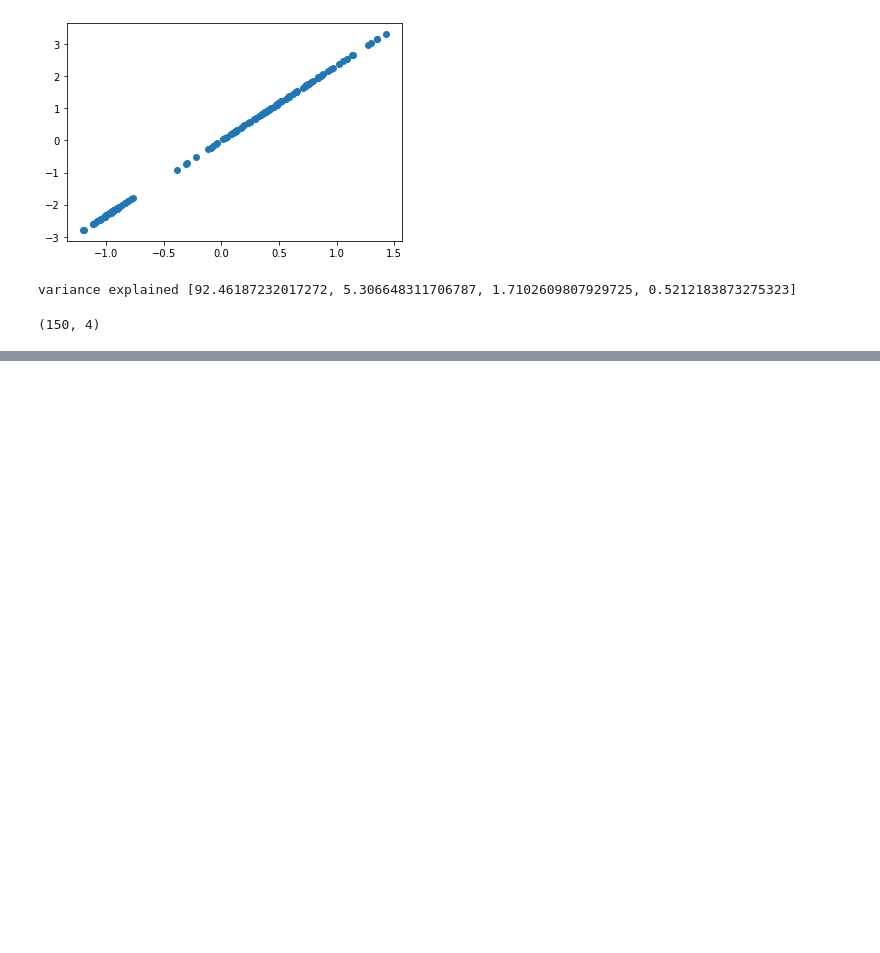
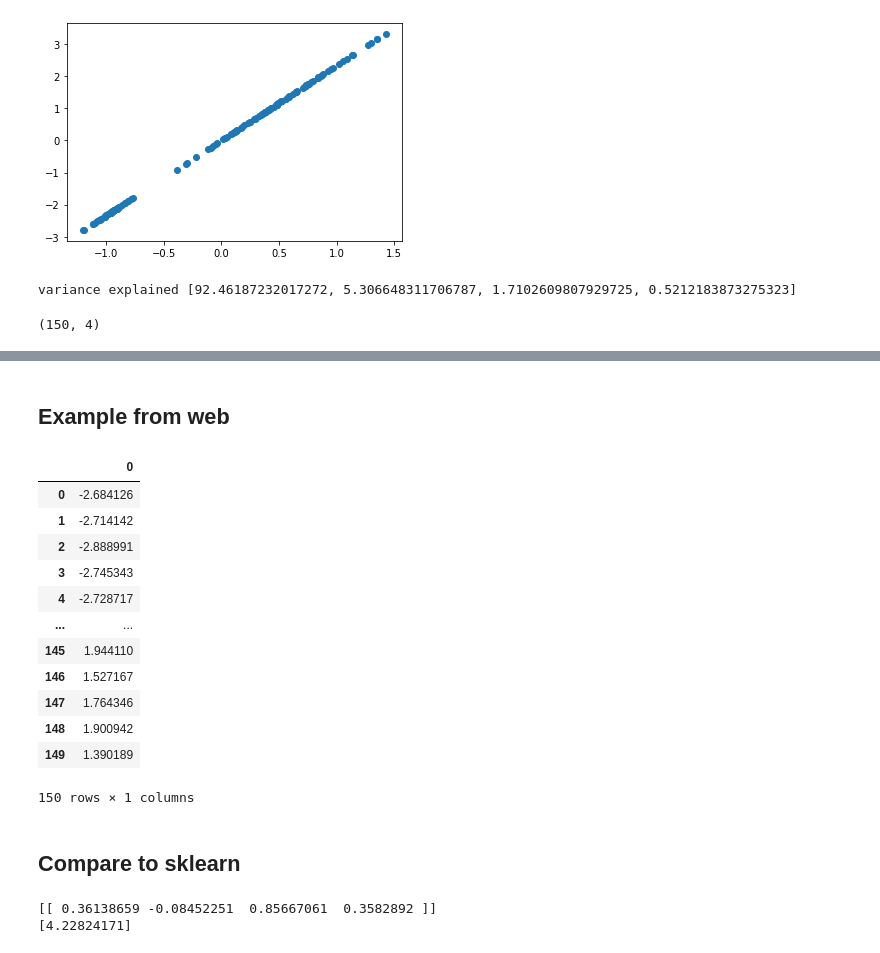
Before and after one commit to RRisto/learning, a Jupyter notebook: linear_algebra_learn/PCA.ipynb, the cells around one changed output, grey strips where cells are left out. Drawn from its saved outputs; the diff is of its cells as text; code cells hidden in the pictures; blank space fills up the shorter version.

```diff
--- a/linear_algebra_learn/PCA.ipynb
+++ b/linear_algebra_learn/PCA.ipynb
@@ -162,0 +136,50 @@ reconst+mean[None,:]
+# %% [markdown]
+## Example from web
+# %%
+def pca2(x, num_components):
+    mean_vec = np.mean(x, axis=0)
+    x_norm=x-mean_vec
+    cov_mat = x_norm.T.dot(x_norm) / (x.shape[0]-1)
+#     eig_vals, eig_vecs = np.linalg.eig(cov_mat)
+    eig_vals, eig_vecs = eig(cov_mat)
+    # Make a list of (eigenvalue, eigenvector) tuples
+#     eig_pairs = [(np.abs(eig_vals[i]), eig_vecs[:,i]) for i in range(len(eig_vals))]
+
+    # Sort the (eigenvalue, eigenvector) tuples from high to low
+#     eig_pairs.sort(key=lambda x: x[0], reverse=True)
+#     matrix_w = np.hstack((eig_pairs[0][1].reshape(4,1),
+#                       eig_pairs[1][1].reshape(4,1)))
+    principal_components = eig_vecs[:,:num_components]
+
+    Y = x_norm.dot(principal_components)
+    return Y
+# %%
+pca2(df_x, 1)
+# %% [output]
+|  | 0 |
+| 0 | -2.684126 |
+| 1 | -2.714142 |
+| 2 | -2.888991 |
+| 3 | -2.745343 |
+| 4 | -2.728717 |
+| ... | ... |
+| 145 | 1.944110 |
+| 146 | 1.527167 |
+| 147 | 1.764346 |
+| 148 | 1.900942 |
+| 149 | 1.390189 |
+150 rows × 1 columns
+# %% [markdown]
+## Compare to sklearn
+# %%
+pca = PCA(1)
+# fit on data
+pca.fit(df_x)
+# access values and vectors
+print(pca.components_)
+print(pca.explained_variance_)
+# transform data
+B = pca.transform(df_x)
+# %% [output]
+[[ 0.36138659 -0.08452251  0.85667061  0.3582892 ]]
+[4.22824171]
```
Also changed, not shown: parts of 9 cells of this notebook.
